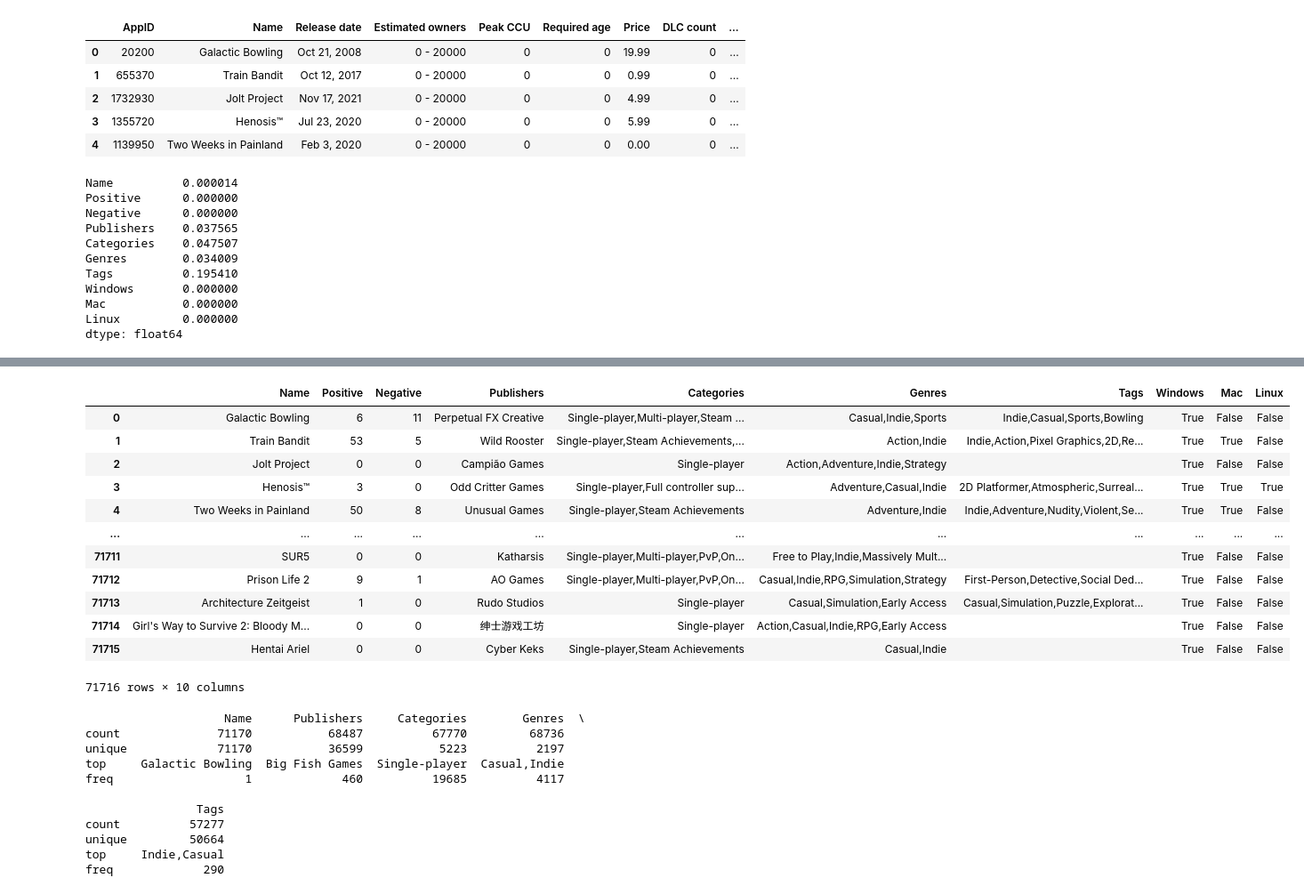
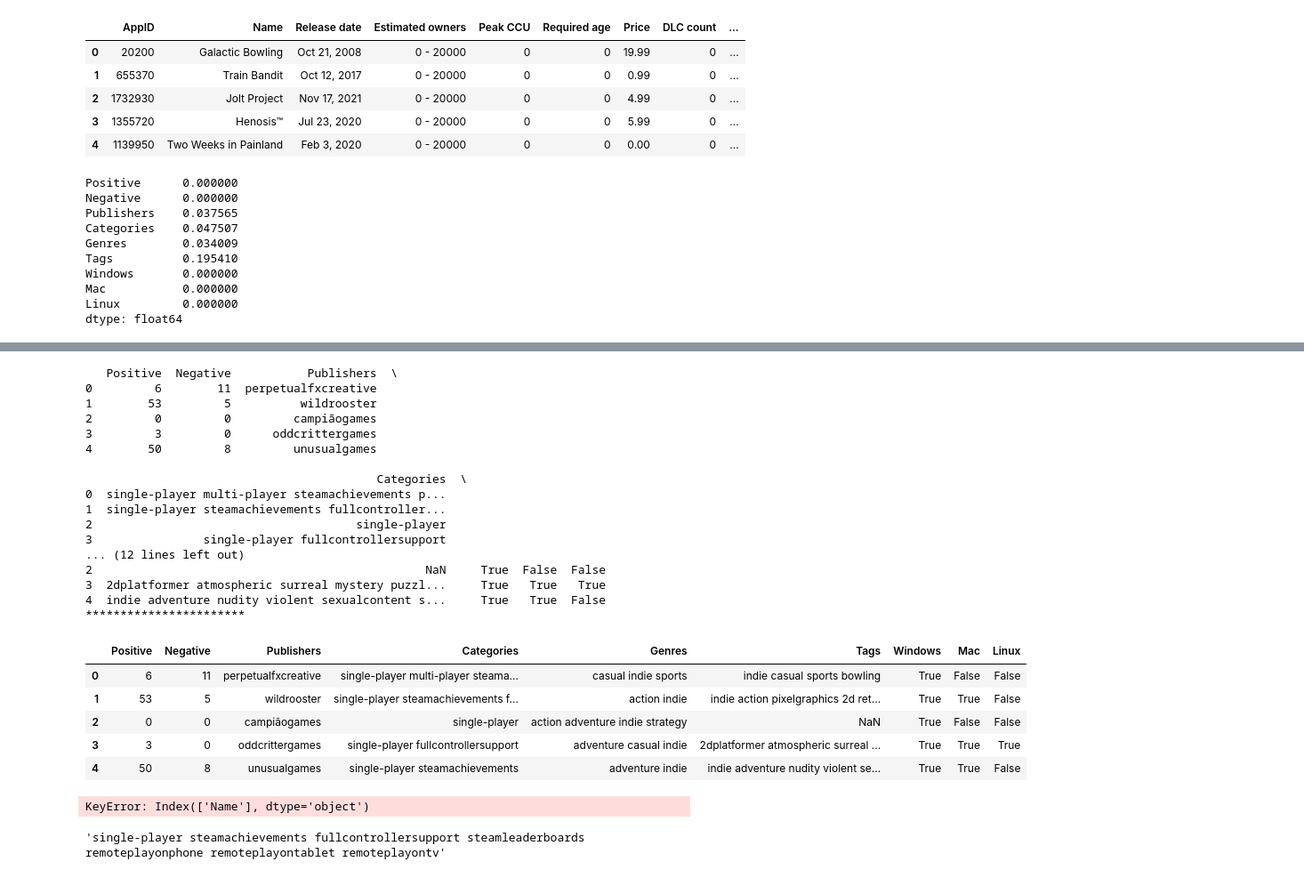
Before and after one commit to harunugurlu/intro-to-machine-learning, a Jupyter notebook: knn-steam-game-recommendation/game-recommendation.ipynb, the cells around one changed output, grey strips where cells are left out. Shown at 89% size. Cells and saved outputs as stored; diff of their text form; code cells hidden in the pictures.

Commit message:
clean text data and apply count vectorization

```diff
--- a/knn-steam-game-recommendation/game-recommendation.ipynb
+++ b/knn-steam-game-recommendation/game-recommendation.ipynb
@@ -173,13 +174,12 @@ steam_games.head()
 # Publishers, Categories, Genres, Tags
 
 # Extracting those series into a new data frame:
-features_for_rec = steam_games[['Name', "Positive", "Negative", "Publishers", "Categories", "Genres", "Tags", "Windows", "Mac", "Linux"]]
+features_for_rec = steam_games[["Positive", "Negative", "Publishers", "Categories", "Genres", "Tags", "Windows", "Mac", "Linux"]]
 # %%
 # Trying to figuring out the missing values distribution to see which columns I'll need to work on
 print(features_for_rec.isnull().mean())
 # Tags column has considerable amount of missing rows (almost 20%)
 # %% [output]
-Name          0.000014
 Positive      0.000000
 Negative      0.000000
 Publishers    0.037565
@@ -215,43 +215,45 @@ top     Single-player  Casual,Indie  Indie,Casual
 freq            19890          4142           293
 # %%
 columns_for_rec = list(features_for_rec.columns)
-
+print(features_for_rec.head())
+print("***********************")
 # Removing trailing characters and whitespaces
 str_columns = [c for c in columns_for_rec if c not in ('Positive', 'Negative', 'Windows', 'Mac', 'Linux')]
 
 for c in str_columns:
     features_for_rec = features_for_rec.assign(**{c: features_for_rec[c].str.strip()})
 
 # Replacing NaN with empty string
 features_for_rec.fillna("")
+features_for_rec.head()
 # %% [output]
+   Positive  Negative           Publishers  \
+0         6        11  perpetualfxcreative
+1        53         5          wildrooster
+2         0         0         campiãogames
+3         3         0      oddcrittergames
+4        50         8         unusualgames
+
+                                          Categories  \
+0  single-player multi-player steamachievements p...
+1  single-player steamachievements fullcontroller...
+2                                      single-player
+3                single-player fullcontrollersupport
+... (12 lines left out)
+2                                                NaN     True  False  False
+3  2dplatformer atmospheric surreal mystery puzzl...     True   True   True
+4  indie adventure nudity violent sexualcontent s...     True   True  False
+***********************
-|  | Name | Positive | Negative | Publishers | Categories | Genres | Tags | Windows | Mac | Linux |
-| 0 | Galactic Bowling | 6 | 11 | Perpetual FX Creative | Single-player,Multi-player,Steam ... | Casual,Indie,Sports | Indie,Casual,Sports,Bowling | True | False | False |
-| 1 | Train Bandit | 53 | 5 | Wild Rooster | Single-player,Steam Achievements,... | Action,Indie | Indie,Action,Pixel Graphics,2D,Re... | True | True | False |
-| 2 | Jolt Project | 0 | 0 | Campião Games | Single-player | Action,Adventure,Indie,Strategy |  | True | False | False |
-| 3 | Henosis™ | 3 | 0 | Odd Critter Games | Single-player,Full controller sup... | Adventure,Casual,Indie | 2D Platformer,Atmospheric,Surreal... | True | True | True |
-| 4 | Two Weeks in Painland | 50 | 8 | Unusual Games | Single-player,Steam Achievements | Adventure,Indie | Indie,Adventure,Nudity,Violent,Se... | True | True | False |
-| ... | ... | ... | ... | ... | ... | ... | ... | ... | ... | ... |
-| 71711 | SUR5 | 0 | 0 | Katharsis | Single-player,Multi-player,PvP,On... | Free to Play,Indie,Massively Mult... |  | True | False | False |
-| 71712 | Prison Life 2 | 9 | 1 | AO Games | Single-player,Multi-player,PvP,On... | Casual,Indie,RPG,Simulation,Strategy | First-Person,Detective,Social Ded... | True | False | False |
-| 71713 | Architecture Zeitgeist | 1 | 0 | Rudo Studios | Single-player | Casual,Simulation,Early Access | Casual,Simulation,Puzzle,Explorat... | True | False | False |
-| 71714 | Girl's Way to Survive 2: Bloody M... | 0 | 0 | 绅士游戏工坊 | Single-player | Action,Casual,Indie,RPG,Early Access |  | True | False | False |
-| 71715 | Hentai Ariel | 0 | 0 | Cyber Keks | Single-player,Steam Achievements | Casual,Indie |  | True | False | False |
+|  | Positive | Negative | Publishers | Categories | Genres | Tags | Windows | Mac | Linux |
+| 0 | 6 | 11 | perpetualfxcreative | single-player multi-player steama... | casual indie sports | indie casual sports bowling | True | False | False |
+| 1 | 53 | 5 | wildrooster | single-player steamachievements f... | action indie | indie action pixelgraphics 2d ret... | True | True | False |
+| 2 | 0 | 0 | campiãogames | single-player | action adventure indie strategy | NaN | True | False | False |
+| 3 | 3 | 0 | oddcrittergames | single-player fullcontrollersupport | adventure casual indie | 2dplatformer atmospheric surreal ... | True | True | True |
+| 4 | 50 | 8 | unusualgames | single-player steamachievements | adventure indie | indie adventure nudity violent se... | True | True | False |
-71716 rows × 10 columns
 # %%
 # There are duplicated Names, remove them
 features_for_rec = features_for_rec.drop_duplicates('Name')
 
 print(features_for_rec.describe(include=object))
 # %% [output]
-                    Name      Publishers     Categories        Genres  \
-count              71170           68487          67770         68736
-unique             71170           36599           5223          2197
-top     Galactic Bowling  Big Fish Games  Single-player  Casual,Indie
-freq                   1             460          19685          4117
-
-                Tags
-count          57277
-unique         50664
-top     Indie,Casual
-freq             290
+KeyError: Index(['Name'], dtype='object')
@@ -257,0 +297,5 @@ freq             290
+# %%
+pd.set_option("display.max.rows", None)
+features_for_rec['Categories'][1]
+# %% [output]
+'single-player steamachievements fullcontrollersupport steamleaderboards remoteplayonphone remoteplayontablet remoteplayontv'
```
Also changed, not shown: parts of 8 cells of this notebook.
